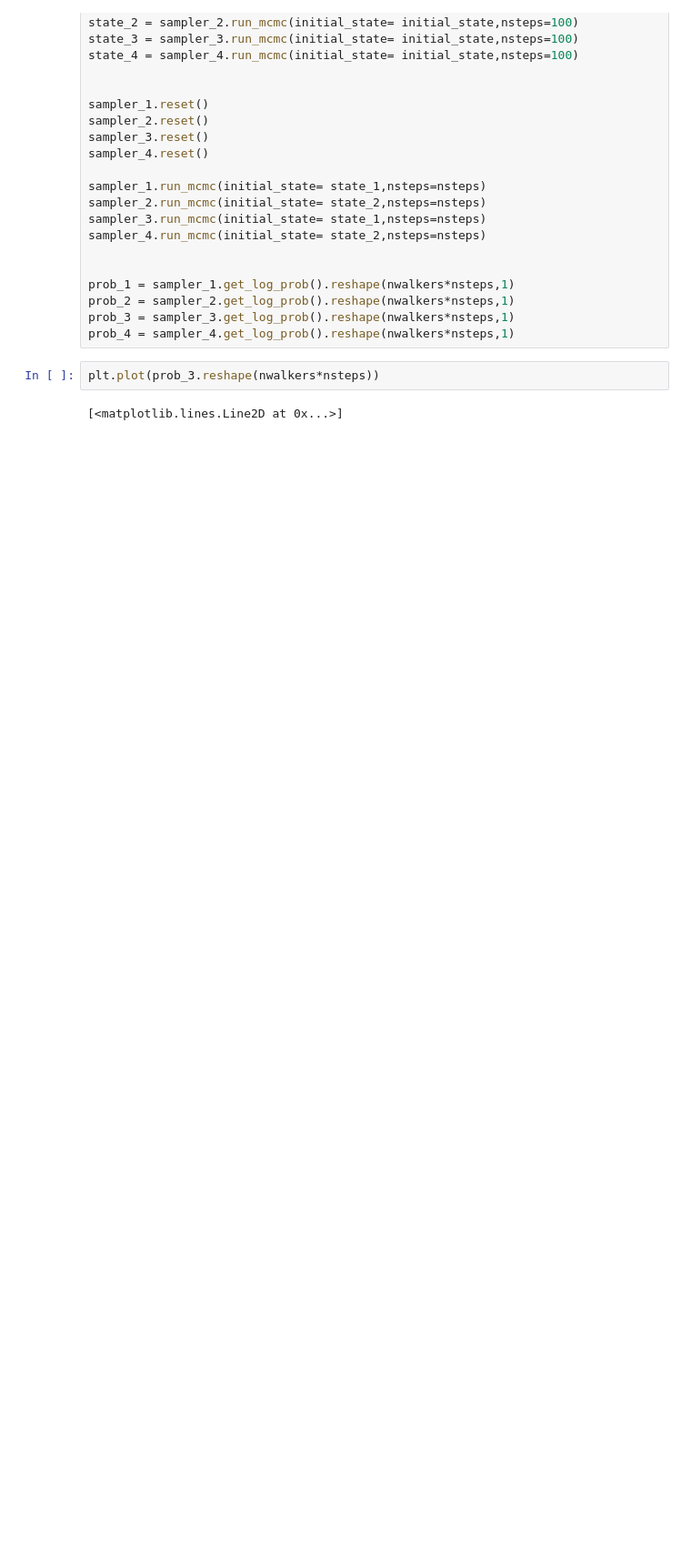
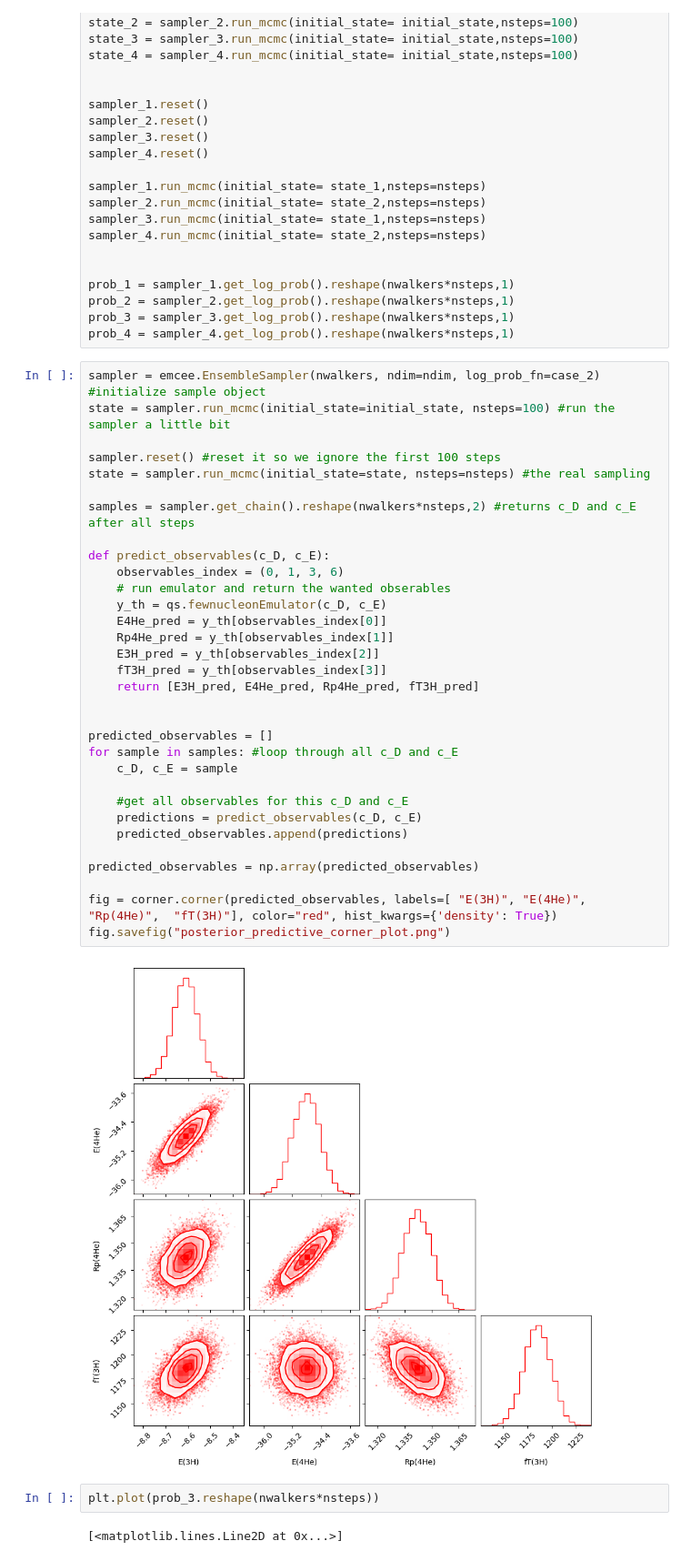
Before and after one commit to stinaper/tif285, a Jupyter notebook: doc/pub/Projects/Project1/TIF285_Project1.ipynb, the cells around one changed output. Shown: that part at 91% size. Drawn from its saved outputs; the diff is of its cells as text; blank space fills up the shorter version.

```diff
--- a/doc/pub/Projects/Project1/TIF285_Project1.ipynb
+++ b/doc/pub/Projects/Project1/TIF285_Project1.ipynb
@@ -471,6 +471,40 @@ prob_1 = sampler_1.get_log_prob().reshape(nwalkers*nsteps,1)
 prob_2 = sampler_2.get_log_prob().reshape(nwalkers*nsteps,1)
 prob_3 = sampler_3.get_log_prob().reshape(nwalkers*nsteps,1)
 prob_4 = sampler_4.get_log_prob().reshape(nwalkers*nsteps,1)
+# %%
+sampler = emcee.EnsembleSampler(nwalkers, ndim=ndim, log_prob_fn=case_2) #initialize sample object
+state = sampler.run_mcmc(initial_state=initial_state, nsteps=100) #run the sampler a little bit
+
+sampler.reset() #reset it so we ignore the first 100 steps
+state = sampler.run_mcmc(initial_state=state, nsteps=nsteps) #the real sampling
+
+samples = sampler.get_chain().reshape(nwalkers*nsteps,2) #returns c_D and c_E after all steps
+
+def predict_observables(c_D, c_E):
+    observables_index = (0, 1, 3, 6)
+    # run emulator and return the wanted obserables
+    y_th = qs.fewnucleonEmulator(c_D, c_E)
+    E4He_pred = y_th[observables_index[0]]
+    Rp4He_pred = y_th[observables_index[1]]
+    E3H_pred = y_th[observables_index[2]]
+    fT3H_pred = y_th[observables_index[3]]
+    return [E3H_pred, E4He_pred, Rp4He_pred, fT3H_pred]
+
+
+predicted_observables = []
+for sample in samples: #loop through all c_D and c_E
+    c_D, c_E = sample
+
+    #get all observables for this c_D and c_E
+    predictions = predict_observables(c_D, c_E)
+    predicted_observables.append(predictions)
+
+predicted_observables = np.array(predicted_observables)
+
+fig = corner.corner(predicted_observables, labels=[ "E(3H)", "E(4He)", "Rp(4He)",  "fT(3H)"], color="red", hist_kwargs={'density': True})
+fig.savefig("posterior_predictive_corner_plot.png")
+# %% [output]
+[figure, added]
 # %%
 plt.plot(prob_3.reshape(nwalkers*nsteps))
 # %% [output]
```
